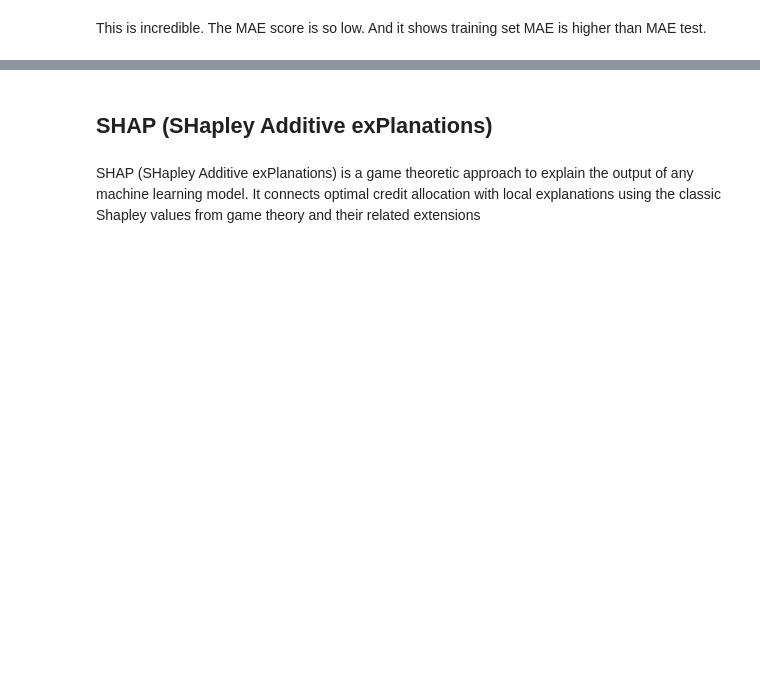
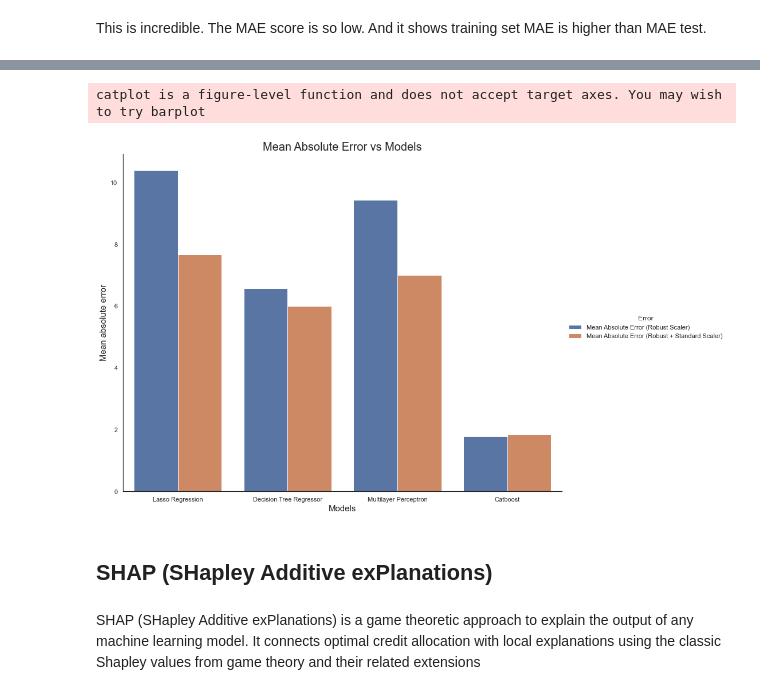
Before and after one commit to taehyun53/NYC-Yearly-High-School-Economic-Need, a Jupyter notebook: NewYorkCity_Education/notebook/Preprocessing and Modeling.ipynb, the cells around one changed output, grey strips where cells are left out. Saved outputs shown, nothing was run; the diff lists cells and outputs as text; code cells hidden in the pictures; blank space fills up the shorter version.

```diff
--- a/NewYorkCity_Education/notebook/Preprocessing and Modeling.ipynb
+++ b/NewYorkCity_Education/notebook/Preprocessing and Modeling.ipynb
@@ -916,2 +1365,2 @@ r2:0.95
 # %%
-metric_list.append(mae)
+metric_list_rc.append(mae)
@@ -918,5 +1375,5 @@ metric_list.append(mae)
 # %% [markdown]
 This is incredible. The MAE score is so low. And it shows training set MAE is higher than MAE test.
 # %%
-result_df = pd.DataFrame(metric_list, index = ['Lasso Regression','Decision Tree Regressor','Multilayer Perceptron','Catboost'], columns = ['Mean Absolute Error'])
-result_df
+result_df_sc = pd.DataFrame(metric_list_sc, index = ['Lasso Regression','Decision Tree Regressor','Multilayer Perceptron','Catboost'], columns = ['Mean Absolute Error (Robust + Standard Scaler)'])
+result_df_rc = pd.DataFrame(metric_list_rc, index = ['Lasso Regression','Decision Tree Regressor','Multilayer Perceptron','Catboost'], columns = ['Mean Absolute Error (Robust Scaler)'])
@@ -928,0 +1380,3 @@ result_df
+# %%
+result_df = pd.merge(result_df_rc, result_df_sc, left_index = True, right_index = True).reset_index()
+result_df
@@ -928,0 +1389,3 @@ result_df
+# %%
+result_df_melt = pd.melt(result_df, id_vars = 'index', var_name = 'Error', value_name = 'Value')
+result_df_melt
@@ -929,3 +1402,12 @@ result_df
+# %%
+sns.catplot(ax = ax, x='index', y='Value', hue='Error', data=result_df_melt, kind='bar', height = 9, aspect = 11.7/9)
+plt.title('Mean Absolute Error vs Models', fontsize = 20)
+plt.xlabel('Models', fontsize = 15)
+plt.ylabel('Mean absolute error', fontsize = 15)
+plt.show()
+# %% [output]
+catplot is a figure-level function and does not accept target axes. You may wish to try barplot
+[figure, added]
 # %% [markdown]
 ## SHAP (SHapley Additive exPlanations)
 # %% [markdown]
```
Also changed, not shown: parts of 80 cells of this notebook, 6 other files.
